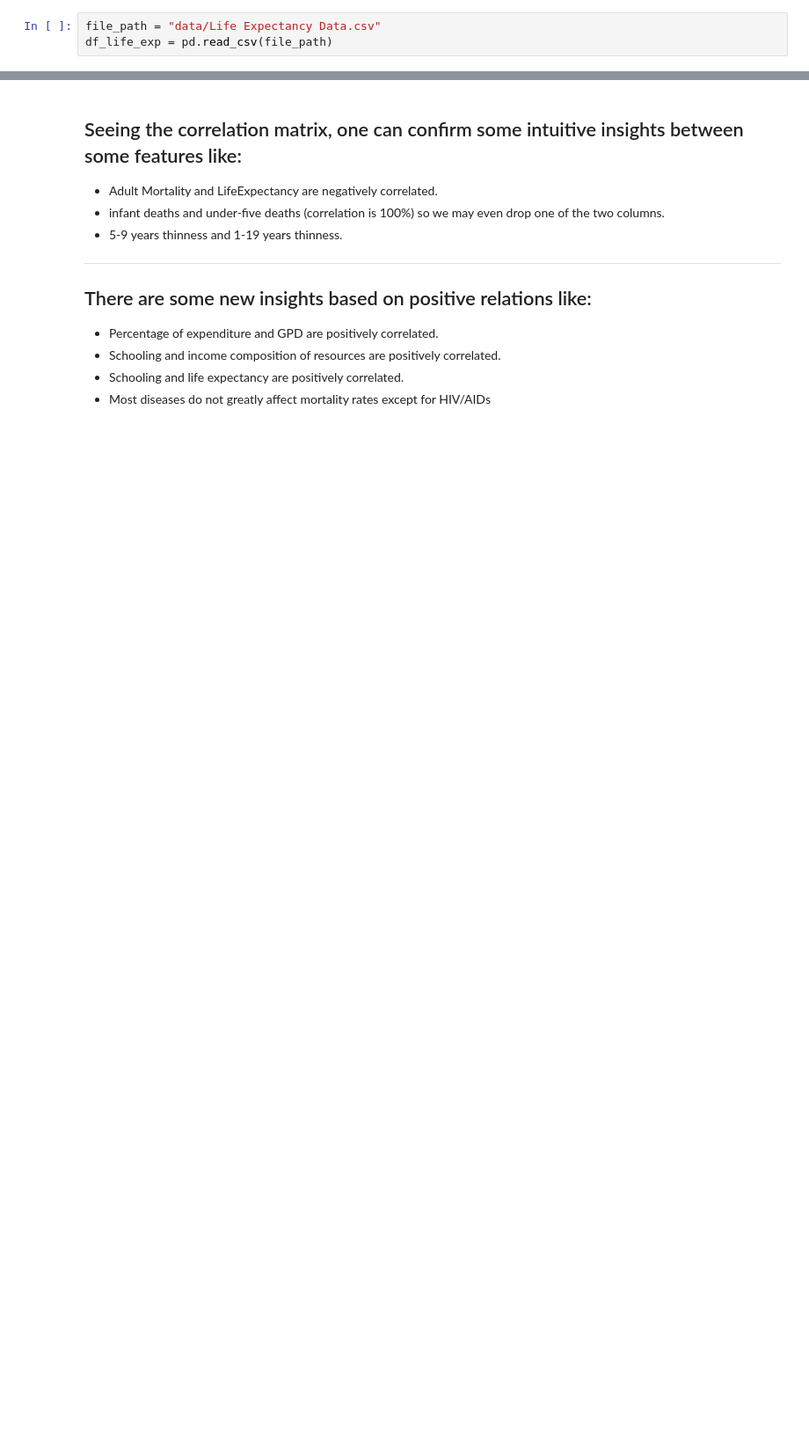
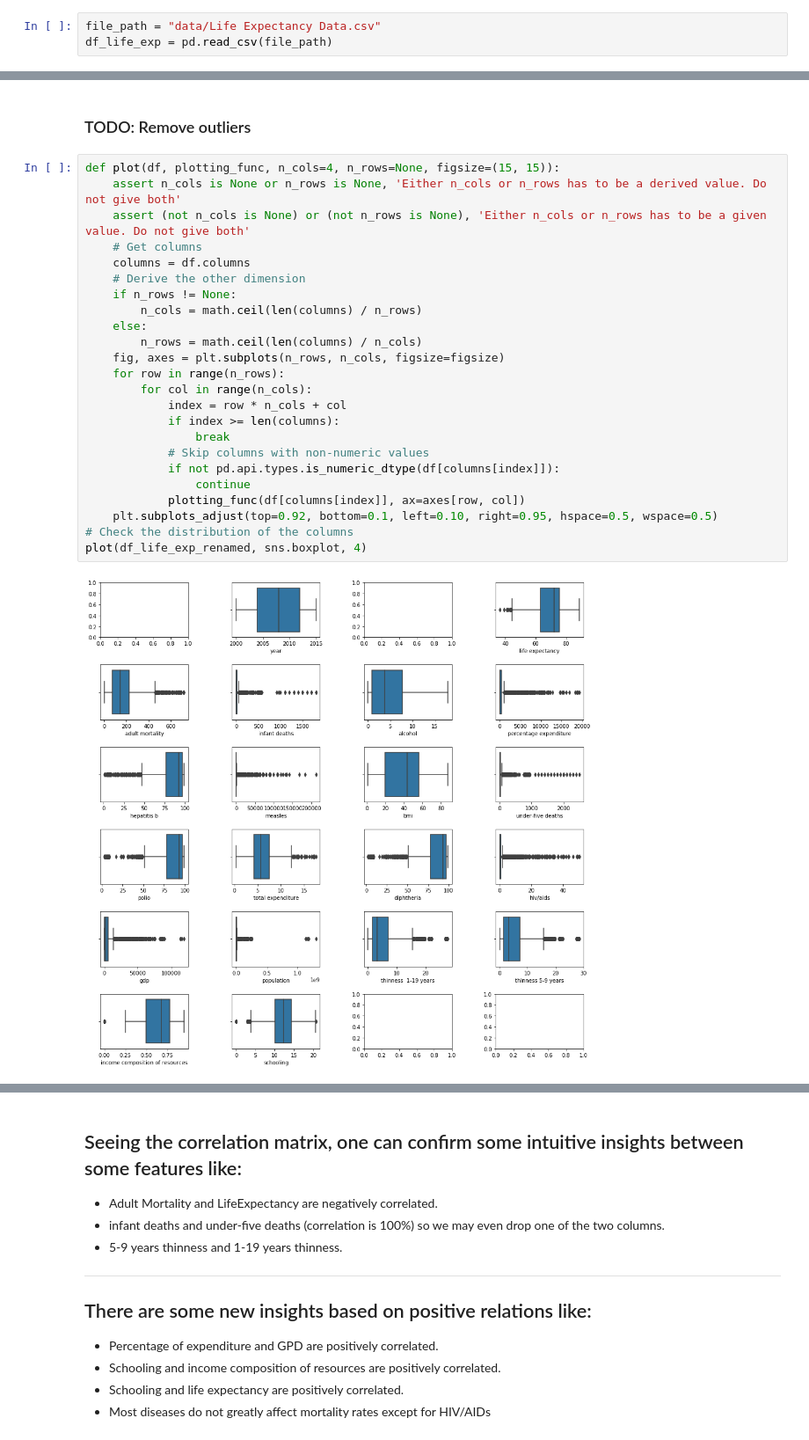
Before and after one commit to Ahmed-Mamdouh99/Data-Engineering-Project, a Jupyter notebook: life_expectancy.ipynb, the cells around one changed output, grey strips where cells are left out. Shown at 88% size. Cells and saved outputs as stored; diff of their text form; blank space fills up the shorter version.

Commit message:
Re-did plotting and missing outlier removal and missing data handling

```diff
--- a/life_expectancy.ipynb
+++ b/life_expectancy.ipynb
@@ -31,0 +100,28 @@ df_life_exp_imputed.iloc[:,missing_column_mask] = mean_imputer.fit_transform(df_
+# %% [markdown]
+### TODO: Remove outliers
+# %%
+def plot(df, plotting_func, n_cols=4, n_rows=None, figsize=(15, 15)):
+    assert n_cols is None or n_rows is None, 'Either n_cols or n_rows has to be a derived value. Do not give both'
+    assert (not n_cols is None) or (not n_rows is None), 'Either n_cols or n_rows has to be a given value. Do not give both'
+    # Get columns
+    columns = df.columns
+    # Derive the other dimension
+    if n_rows != None:
+        n_cols = math.ceil(len(columns) / n_rows)
+    else:
+        n_rows = math.ceil(len(columns) / n_cols)
+    fig, axes = plt.subplots(n_rows, n_cols, figsize=figsize)
+    for row in range(n_rows):
+        for col in range(n_cols):
+            index = row * n_cols + col
+            if index >= len(columns):
+                break
+            # Skip columns with non-numeric values
+            if not pd.api.types.is_numeric_dtype(df[columns[index]]):
+                continue
+            plotting_func(df[columns[index]], ax=axes[row, col])
+    plt.subplots_adjust(top=0.92, bottom=0.1, left=0.10, right=0.95, hspace=0.5, wspace=0.5)
+# Check the distribution of the columns
+plot(df_life_exp_renamed, sns.boxplot, 4)
+# %% [output]
+[figure, added]
```
Also changed, not shown: parts of 12 cells of this notebook.
